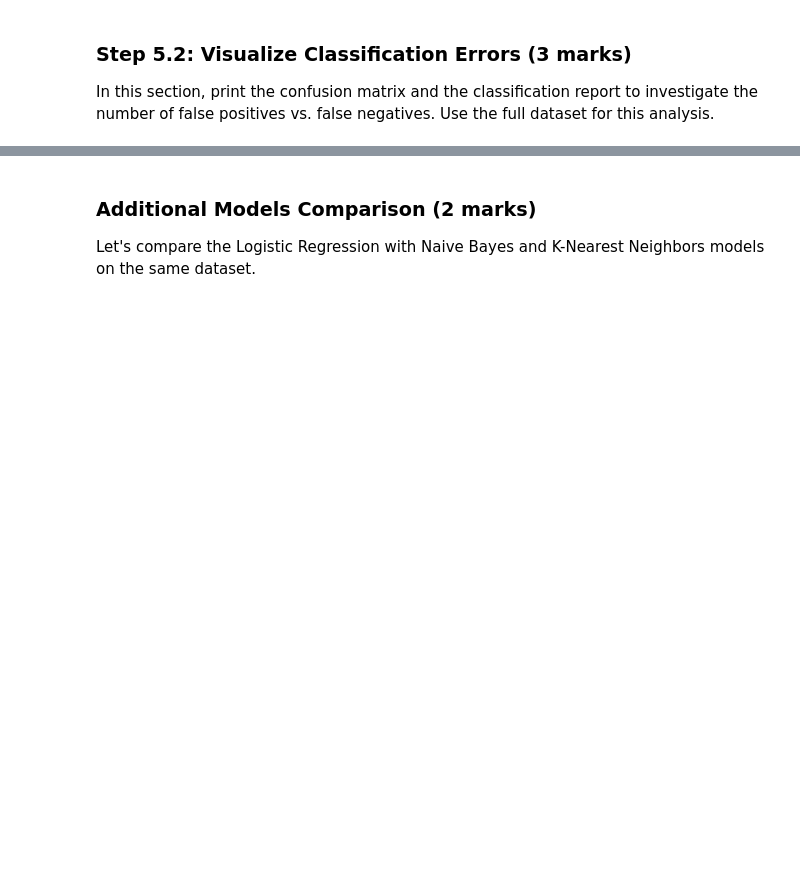
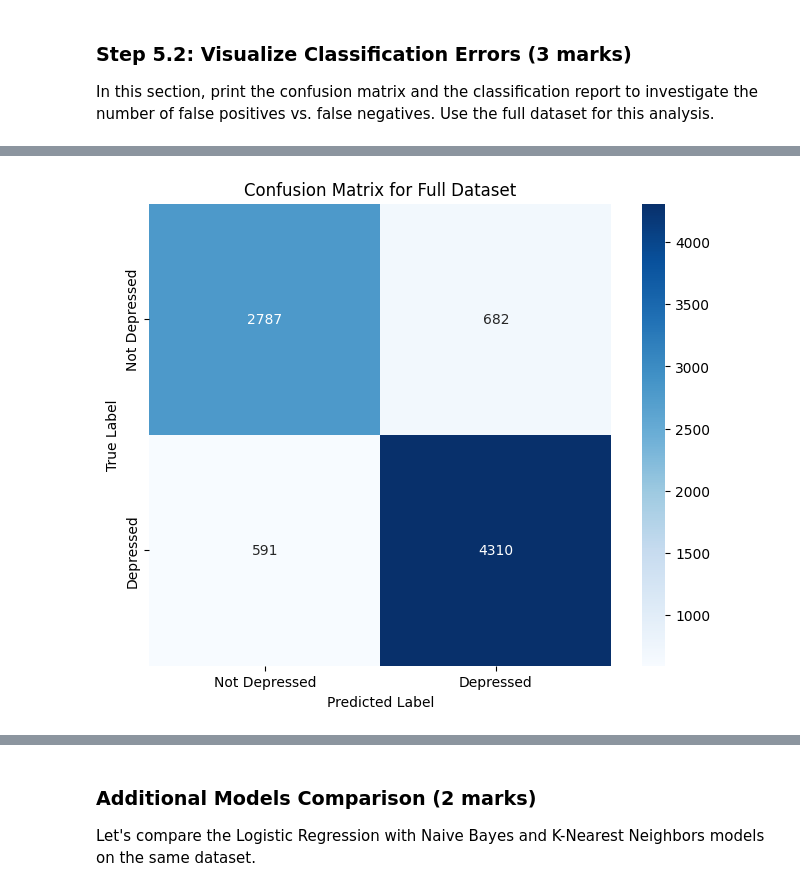
Before and after one commit to Rukkyn678/ENGG680_2025_Fall, a Jupyter notebook: Lab_Assignment2/Assignment2_Upload.ipynb, the cells around one changed output, grey strips where cells are left out. Cells and saved outputs as stored; diff of their text form; code cells hidden in the pictures; blank space fills up the shorter version.

```diff
--- a/Lab_Assignment2/Assignment2_Upload.ipynb
+++ b/Lab_Assignment2/Assignment2_Upload.ipynb
@@ -647,24 +798,30 @@ In this section, print the confusion matrix and the classification report to inv
 # %%
 from sklearn.metrics import confusion_matrix
+import seaborn as sns
+import matplotlib.pyplot as plt
 # Calculate confusion matrix: confusion_matrix()
 # (1 marks)
-
+conf_mat = confusion_matrix(y_test_true, y_test_pred)
 
 
 # Print confusion matrix using a heatmap: sns.heatmap()
 plt.figure(figsize=(8, 6))
-sns.heatmap(conf_mat,
-           xticklabels=['Not Depressed', 'Depressed'],
-           yticklabels=['Not Depressed', 'Depressed'],
-           square=True,
-           annot=True,
-           cbar=True,
-           fmt='d',
-           cmap='Blues')
-plt.xlabel(   )
-plt.ylabel(   )
-plt.title(   )
+sns.heatmap(
+    conf_mat,
+    xticklabels=['Not Depressed', 'Depressed'],
+    yticklabels=['Not Depressed', 'Depressed'],
+    square=True,
+    annot=True,
+    cbar=True,
+    fmt='d',
+    cmap='Blues'
+)
+plt.xlabel("Predicted Label")
+plt.ylabel("True Label")
+plt.title("Confusion Matrix for Full Dataset")
 plt.show()
+# %% [output]
+[figure, added]
 # %%
 from sklearn.metrics import classification_report
 # Print classification report: classification_report()
```
Also changed, not shown: parts of 21 cells of this notebook.
